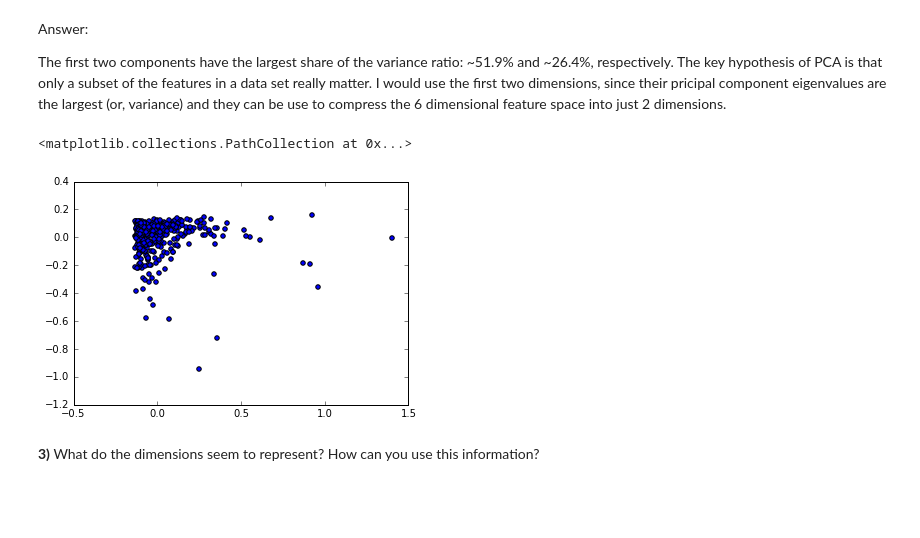
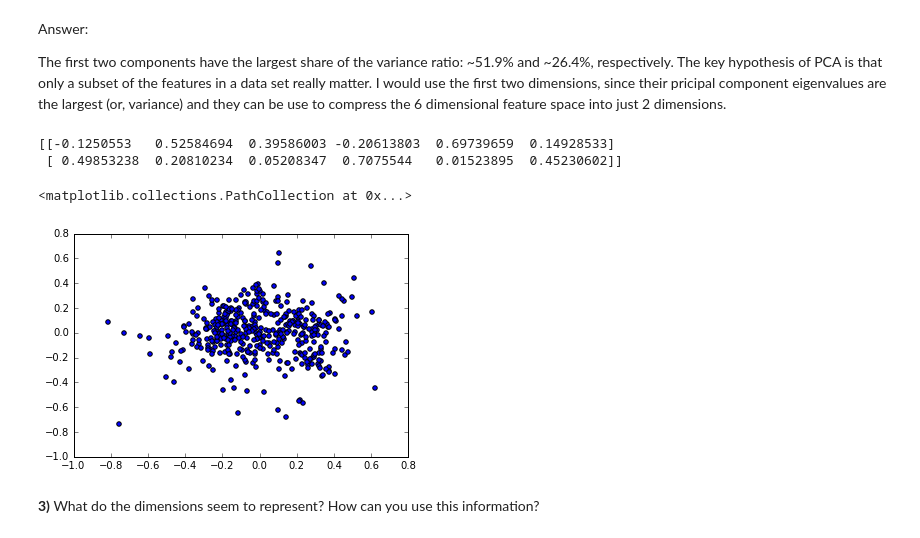
Before and after one commit to drpjm/udacity-mle-project3, a Jupyter notebook: customer_segments/customer_segments.ipynb, the cells around one changed output. Cells and saved outputs as stored; diff of their text form; code cells hidden in the pictures; blank space fills up the shorter version.

```diff
--- a/customer_segments/customer_segments.ipynb
+++ b/customer_segments/customer_segments.ipynb
@@ -23,10 +23,17 @@ data = pd.read_csv("wholesale-customers.csv")
 print "Dataset has {} rows, {} columns".format(*data.shape)
 print data.head()  # print the first 5 rows
 
+# Transform using log - suggestion in the forum. My data has been smushed into a corner in prior analysis.
+from sklearn.preprocessing import FunctionTransformer
+xformer = FunctionTransformer(np.log10)
+data = xformer.transform(data)
+
 # Let's scale the data
 from sklearn import preprocessing
 scaler = preprocessing.MinMaxScaler()
 data_scaled = scaler.fit_transform(data)
+print "Scaled data set head: "
+print data_scaled[0:5]
 # %% [output]
 Dataset has 440 rows, 6 columns
    Fresh  Milk  Grocery  Frozen  Detergents_Paper  Delicatessen
@@ -77,15 +93,19 @@ Answer:
 The first two components have the largest share of the variance ratio: ~51.9% and ~26.4%, respectively. The key hypothesis of PCA is that only a subset of the features in a data set really matter. I would use the first two dimensions, since their pricipal component eigenvalues are the largest (or, variance) and they can be use to compress the 6 dimensional feature space into just 2 dimensions.
 # %%
 # Example of data reduction: use the first two components...
-pca = PCA(n_components=2)
-Xt = pca.fit_transform(data_scaled)
+pca_n2 = PCA(n_components=2)
+pca_n2.fit(data_scaled)
+print pca_n2.components_
+Xt = pca_n2.fit_transform(data_scaled)
 # Perform scaling...
 pc1 = Xt[:,0]
 pc2 = Xt[:,1]
 plt.scatter(pc1,pc2)
 # %% [output]
-<matplotlib.collections.PathCollection at 0x...>
+[[-0.1250553   0.52584694  0.39586003 -0.20613803  0.69739659  0.14928533]
+ [ 0.49853238  0.20810234  0.05208347  0.7075544   0.01523895  0.45230602]]
+<matplotlib.collections.PathCollection at 0x...>
-[figure, old version]
+[figure, new version]
 # %% [markdown]
 **3)** What do the dimensions seem to represent? How can you use this information?
 # %% [markdown]
```
Also changed, not shown: parts of 14 cells of this notebook.
